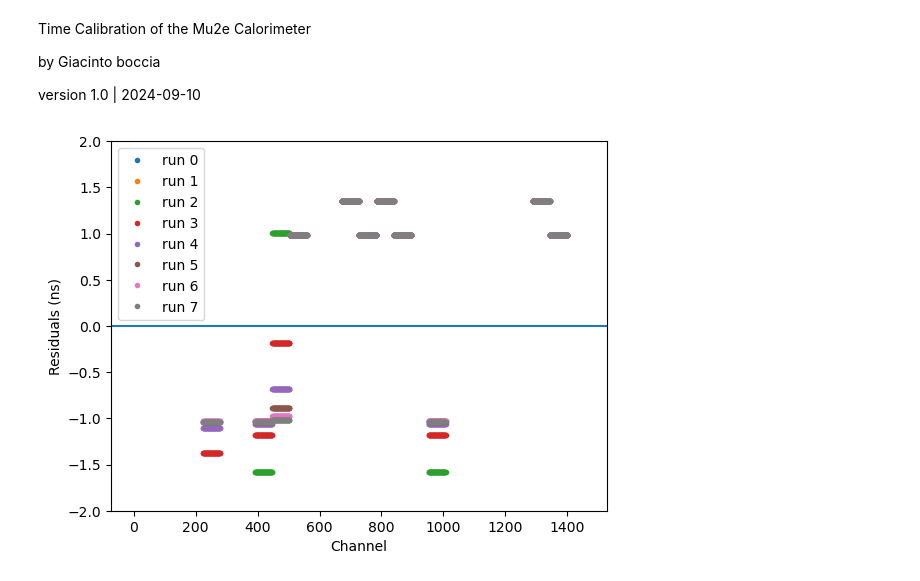
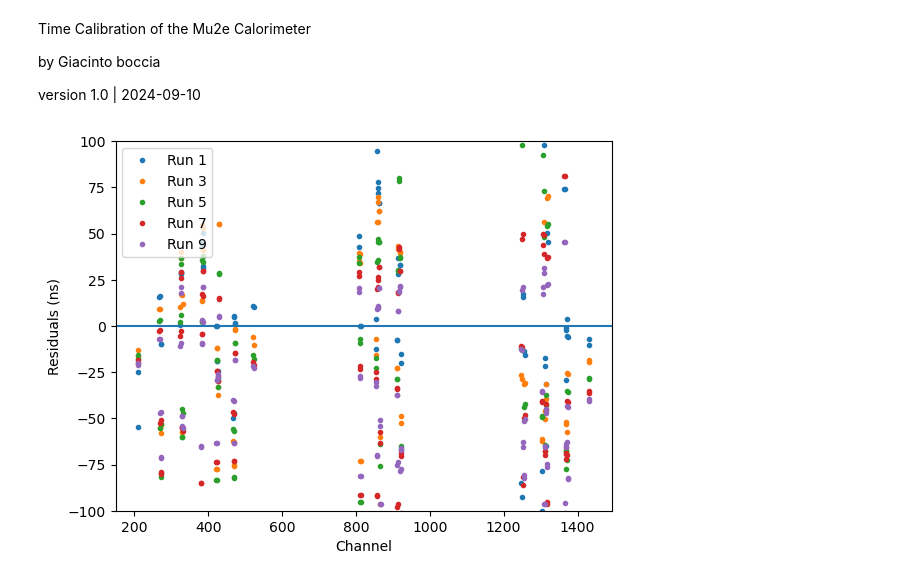
Before and after one commit to Mu2e/CaloCalibration, a Jupyter notebook: CosmicsCalib/vst/time_calibration/t_cal.ipynb, the cells around one changed output. Saved outputs shown, nothing was run; the diff lists cells and outputs as text; code cells hidden in the pictures.

Commit message:
Fixed a bug in the addressing of mean_res_arr

```diff
--- a/CosmicsCalib/vst/time_calibration/t_cal.ipynb
+++ b/CosmicsCalib/vst/time_calibration/t_cal.ipynb
@@ -13,12 +13,14 @@ import quantities as pq
 from concurrent.futures import ProcessPoolExecutor, ThreadPoolExecutor
 # %%
 #Cut parameters
-HITNUM_CUT = 6
-V_MIN_CUT = 338
-V_MAX_CUT = 675
-COS_THETA_CUT = 0.2
-CHI_ON_NDF_CUT = 2
+YSPAN_CUT = 200 * pq.mm
+HITNUM_CUT = 3          #6
+V_MIN_CUT = 300         #Use 338 for 15 MeV
+V_MAX_CUT = 800         #Use 675 for 30 MeV
+COS_THETA_CUT = 0.5     #0.2
+CHI_ON_NDF_CUT = 2      #2
 #constants
+CORR_FACTOR = 1
 N_ROWS = 36
 N_COLUMNS = 28
 N_SIPMS = 2
@@ -47,7 +49,7 @@ else:
     cal_corection = pq.Quantity(np.zeros((N_ROWS, N_COLUMNS, N_SIPMS)), 'ns')
 # %%
 #Loading the tree, start by defining custom event class that can compute residurals
-class Cosmic(ak.Record):
+class Cosmic_Event_Class(ak.Record):
     def t_residuals(self) -> dict | None:
         #returns a dictionary with '(row, col, sipm)' as key and the residual as value
         #Filters on the hit charge
@@ -81,7 +83,14 @@ class Cosmic(ak.Record):
             residual = time + y / (pq.c * cos_theta) - t_0_ev
             t_res[str(row) + ', ' + str(col) + ', ' + str(sipm)] = residual.item()
         return t_res
-ak.behavior["cosmic"] = Cosmic
+    def y_span(self) -> pq.mm:
+        if len(self.Yval) > 0:
+            y_max = np.max(self.Yval)
+            y_min = np.min(self.Yval)
+            return (y_max-y_min) * pq.mm
+        else:
+            return np.nan * pq.mm
+ak.behavior["cosmic"] = Cosmic_Event_Class
 
 #Loading tree in an array structure, we only need some of the branches
 branches = ("nrun", "nsubrun", "evnum", "nHits", "iRow", "iCol", "SiPM", "Xval", "Yval", "Vmax", "Tval", "templTime")
@@ -138,8 +147,11 @@ mean_res_arr = np.full([n_runs, N_ROWS, N_COLUMNS, N_SIPMS], np.nan) * pq.ns
 for run_n in range(n_runs):
     #Get the residuals
     def get_t_residuals(event) -> dict | None:
-        #Just a wrapper since the executor wants a funciton and not a method
-        return event.t_residuals()
+        if event.y_span() > YSPAN_CUT:
+            return event.t_residuals()
+        else:
+            return None
+
     with ProcessPoolExecutor() as executor:
         residuals = list(executor.map(get_t_residuals, filtered_events))
     residuals = ak.Array(residuals)
@@ -147,8 +159,8 @@ for run_n in range(n_runs):
     def residuals_to_correction(channel : str) -> None:
         chan_address = tuple(int(entry) for entry in channel.split(', '))
         mean_res = np.mean(residuals[channel]) * pq.ns
-        mean_res_arr[run_n, chan_address] = mean_res
-        cal_corection[chan_address] -= mean_res
+        mean_res_arr[run_n, chan_address[0], chan_address[1], chan_address[2]] = mean_res
+        cal_corection[chan_address[0], chan_address[1], chan_address[2]] -= mean_res * CORR_FACTOR
 
     with ThreadPoolExecutor() as executor:
         #This funciton can't be parallelized with ProcessPoolExecutor, but there are a maximum of 1448 calls,
@@ -167,19 +179,20 @@ with open(save_f_name, mode = 'w') as file:
 # %%
 #Plot the residuals
 fig, ax = plt.subplots()
 ax.set_xlabel("Channel")
 ax.set_ylabel("Residuals (ns)")
 
-for run in range(n_runs):
+for run in range(1, n_runs,2):
     y_values = []
     for row in range(N_ROWS):
         for col in range(N_COLUMNS):
             for sipm in range(N_SIPMS):
                 y_values.append(mean_res_arr[run, row, col, sipm])
-    ax.plot(y_values, marker = '.', linestyle= 'none', label="run " + str(run))
+    ax.plot(y_values, marker = '.', linestyle= 'none', label= "Run " + str(run))
 plt.axhline(0)
 ax.legend()
 #ax.set_ybound(-5, 5)
-ax.set_ybound(-2, 2)
+#ax.set_ybound(-2, 2)
+ax.set_ybound(-100, 100)
 # %% [output]
-[figure, old version]
+[figure, new version]
```
Also changed, not shown: 1 other file.
